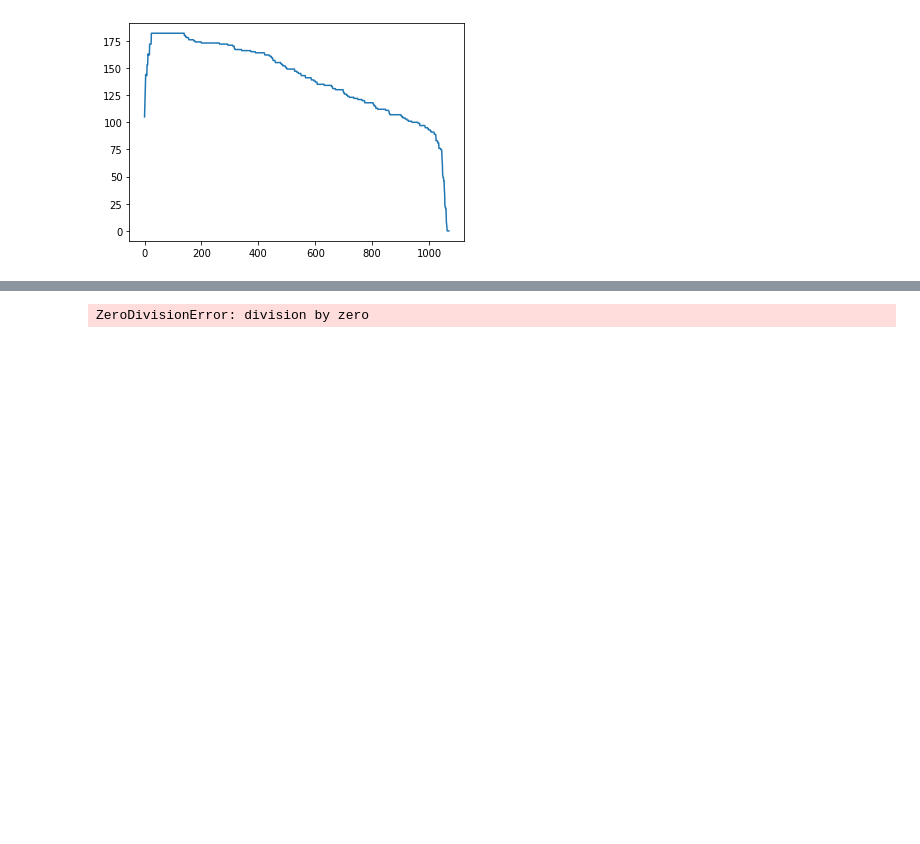
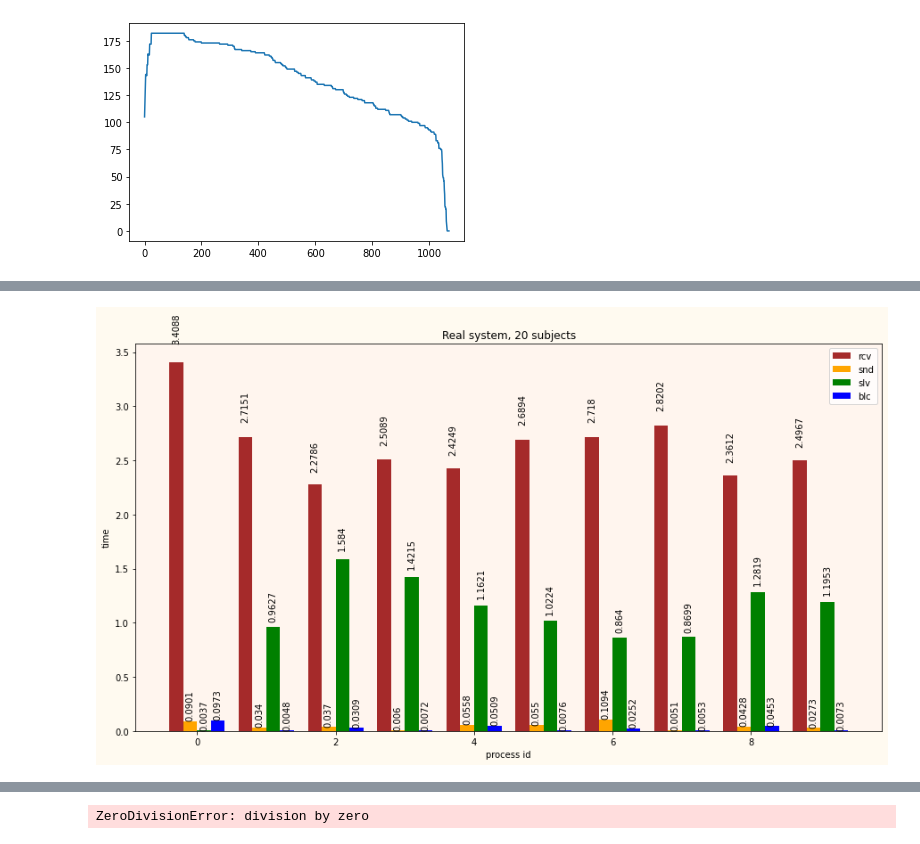
Before and after one commit to amonin7/knapsack_solution, a Jupyter notebook: Visualization.ipynb, the cells around one changed output, grey strips where cells are left out. Cells and saved outputs as stored; diff of their text form; code cells hidden in the pictures; blank space fills up the shorter version.

```diff
--- a/Visualization.ipynb
+++ b/Visualization.ipynb
@@ -152,0 +232,4 @@ count('Trace.csv', 'Communication.csv')
+# %%
+plot_statistics('TraceC.csv', 'Real system, 20 subjects')
+# %% [output]
+[figure, added]
```
Also changed, not shown: parts of 10 cells of this notebook, 1 other file.
